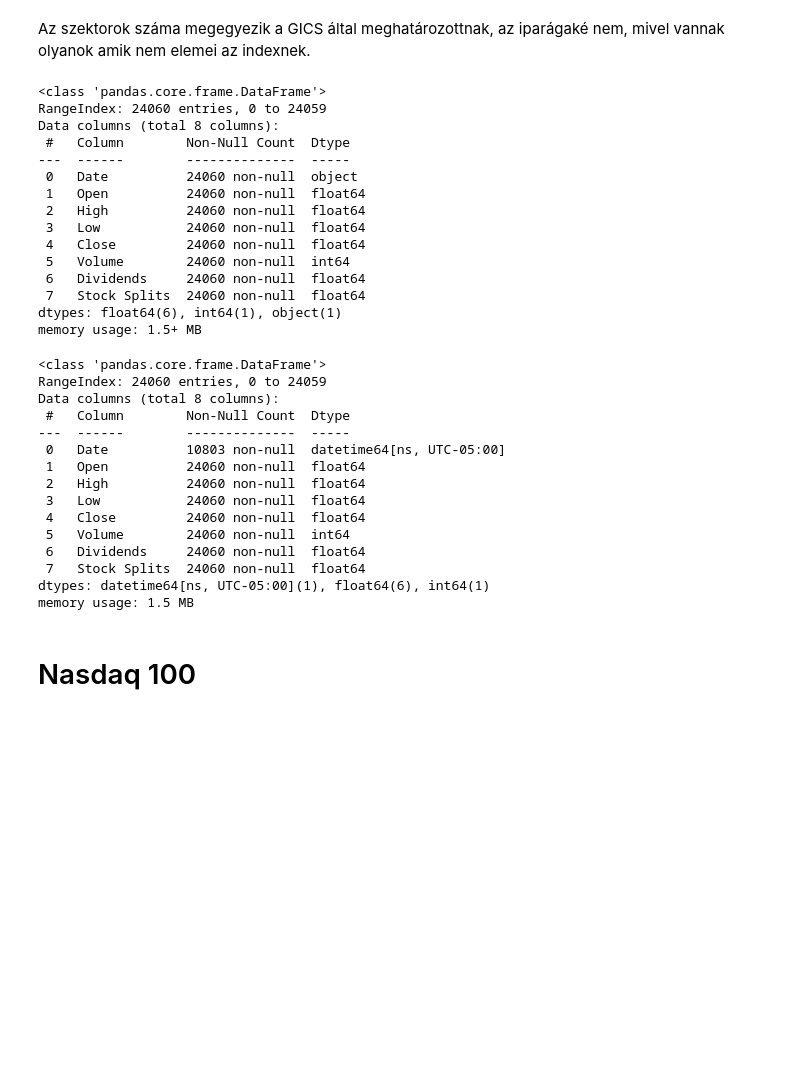
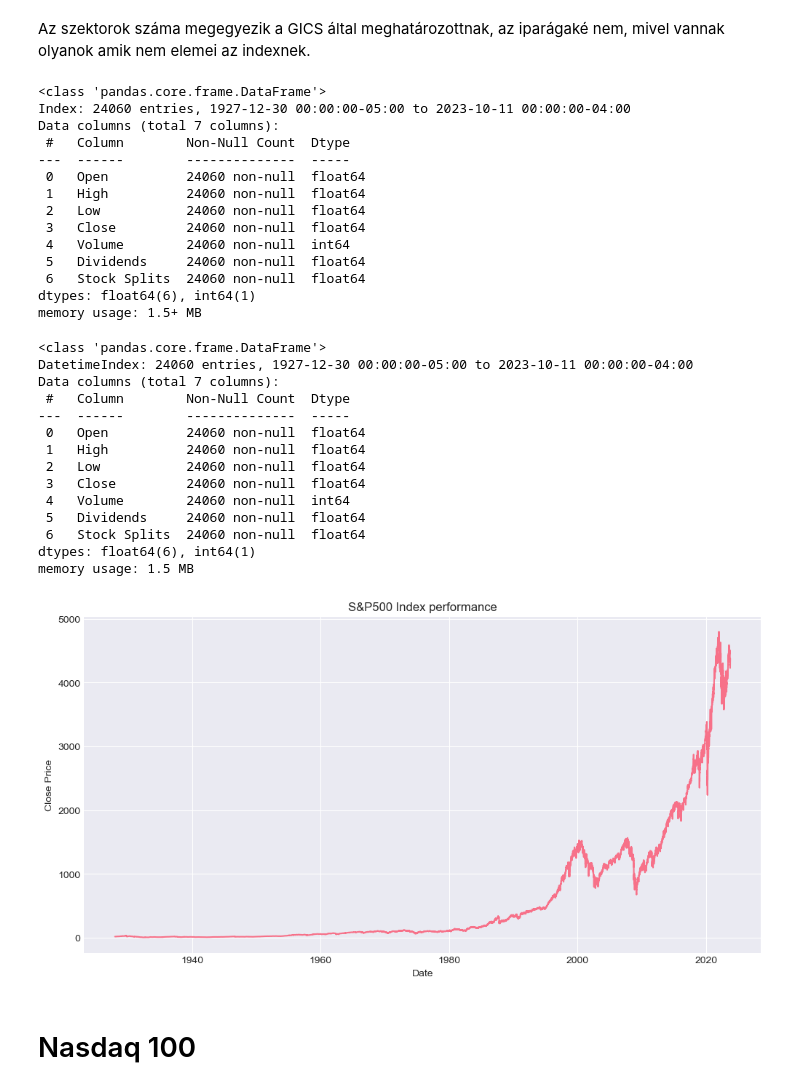
Before and after one commit to Bb1164/Data-Science-HF, a Jupyter notebook: sample.ipynb, the cells around one changed output. Drawn from its saved outputs; the diff is of its cells as text; code cells hidden in the pictures; blank space fills up the shorter version.

Commit message:
All data loaded, and stored

```diff
--- a/sample.ipynb
+++ b/sample.ipynb
@@ -50,9 +50,9 @@ dowjones_companies = pd.read_csv(constituents_path / 'dowjones_companies.csv', h
 nasdaq100_companies = pd.read_csv(constituents_path / 'nasdaq100_companies.csv', header=0, index_col=0)
 
 # Index teljesítmény adatok betöltése
-sp500_perf = pd.read_csv(idxperf_path / 'SP500_perf.csv', parse_dates=['Date'], header=0)
-dowjones_perf = pd.read_csv(idxperf_path / 'Dow_Jones_perf.csv', parse_dates=['Date'], header=0)
-nasdaq100_perf = pd.read_csv(idxperf_path / 'Nasdaq100_perf.csv', parse_dates=['Date'], header=0)
+sp500_perf = pd.read_csv(idxperf_path / 'SP500_perf.csv', parse_dates=['Date'], header=0, index_col=0)
+dowjones_perf = pd.read_csv(idxperf_path / 'Dow_Jones_perf.csv', parse_dates=['Date'], header=0, index_col=0)
+nasdaq100_perf = pd.read_csv(idxperf_path / 'Nasdaq100_perf.csv', parse_dates=['Date'], header=0, index_col=0)
 
 print("Indexek betöltve!")
 # %% [output]
@@ -294,39 +294,46 @@ Az szektorok száma megegyezik a GICS által meghatározottnak, az iparágaké n
 sp500_perf.info()
 # %% [output]
 <class 'pandas.core.frame.DataFrame'>
-RangeIndex: 24060 entries, 0 to 24059
-Data columns (total 8 columns):
+Index: 24060 entries, 1927-12-30 00:00:00-05:00 to 2023-10-11 00:00:00-04:00
+Data columns (total 7 columns):
  #   Column        Non-Null Count  Dtype
 ---  ------        --------------  -----
- 0   Date          24060 non-null  object
- 1   Open          24060 non-null  float64
- 2   High          24060 non-null  float64
- 3   Low           24060 non-null  float64
- 4   Close         24060 non-null  float64
- 5   Volume        24060 non-null  int64
- 6   Dividends     24060 non-null  float64
- 7   Stock Splits  24060 non-null  float64
-dtypes: float64(6), int64(1), object(1)
+ 0   Open          24060 non-null  float64
+ 1   High          24060 non-null  float64
+ 2   Low           24060 non-null  float64
+ 3   Close         24060 non-null  float64
+ 4   Volume        24060 non-null  int64
+ 5   Dividends     24060 non-null  float64
+ 6   Stock Splits  24060 non-null  float64
+dtypes: float64(6), int64(1)
 memory usage: 1.5+ MB
 # %%
-sp500_perf['Date'] = pd.to_datetime(sp500_perf['Date'], errors='coerce')
+sp500_perf.index = pd.to_datetime(sp500_perf.index,utc=True, errors='coerce')
+sp500_perf.index = sp500_perf.index.tz_convert("America/New_York")
 sp500_perf.info()
 # %% [output]
 <class 'pandas.core.frame.DataFrame'>
-RangeIndex: 24060 entries, 0 to 24059
-Data columns (total 8 columns):
+DatetimeIndex: 24060 entries, 1927-12-30 00:00:00-05:00 to 2023-10-11 00:00:00-04:00
+Data columns (total 7 columns):
  #   Column        Non-Null Count  Dtype
 ---  ------        --------------  -----
- 0   Date          10803 non-null  datetime64[ns, UTC-05:00]
- 1   Open          24060 non-null  float64
- 2   High          24060 non-null  float64
- 3   Low           24060 non-null  float64
- 4   Close         24060 non-null  float64
- 5   Volume        24060 non-null  int64
- 6   Dividends     24060 non-null  float64
- 7   Stock Splits  24060 non-null  float64
-dtypes: datetime64[ns, UTC-05:00](1), float64(6), int64(1)
+ 0   Open          24060 non-null  float64
+ 1   High          24060 non-null  float64
+ 2   Low           24060 non-null  float64
+ 3   Close         24060 non-null  float64
+ 4   Volume        24060 non-null  int64
+ 5   Dividends     24060 non-null  float64
+ 6   Stock Splits  24060 non-null  float64
+dtypes: float64(6), int64(1)
 memory usage: 1.5 MB
+# %%
+plt.plot(sp500_perf.index, sp500_perf["Close"])
+plt.title("S&P500 Index performance")
+plt.xlabel("Date")
+plt.ylabel("Close Price")
+plt.show()
+# %% [output]
+[figure, added]
 # %% [markdown]
 # Nasdaq 100
 # %%
```
Also changed, not shown: parts of 19 cells of this notebook.
